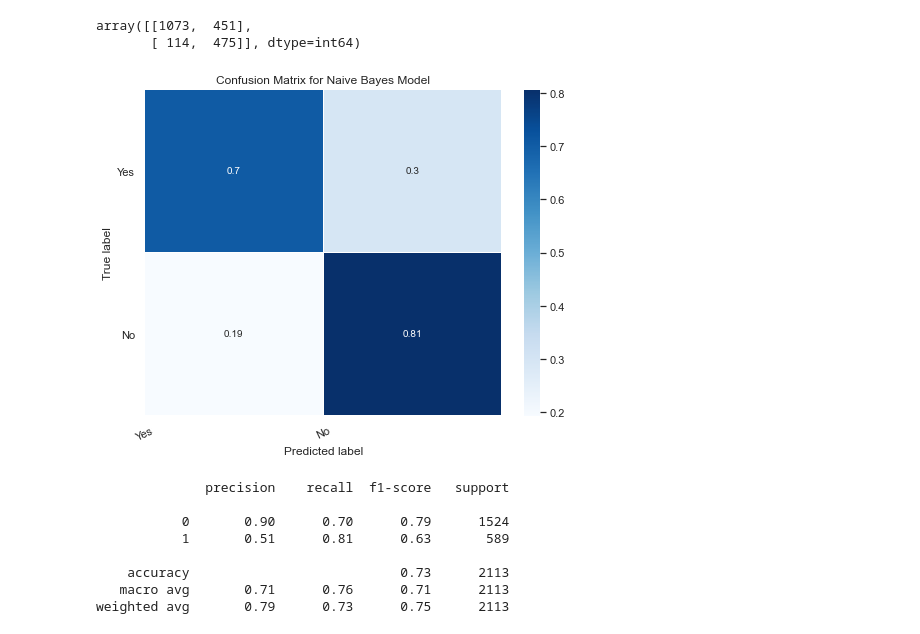
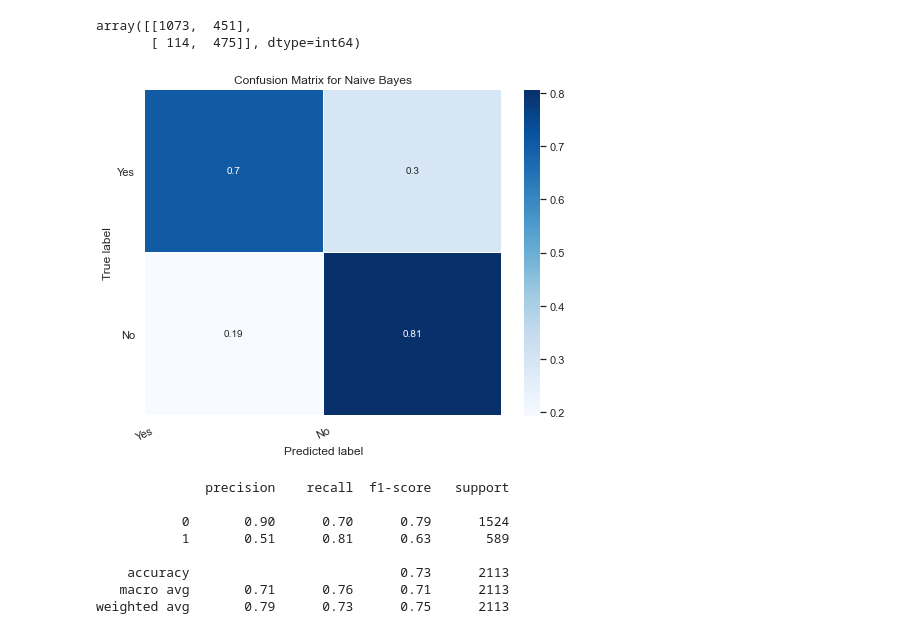
Before and after one commit to samarth-malhotra/Dissertation, a Jupyter notebook: Dissertation Project.ipynb, the cells around one changed output. Cells and saved outputs as stored; diff of their text form; code cells hidden in the pictures.

```diff
--- a/Dissertation Project.ipynb
+++ b/Dissertation Project.ipynb
@@ -631,28 +632,28 @@ array([[1073,  451],
 # %%
 # Plotting the confusion matrix
 # Get and reshape confusion matrix data
 plt.figure(figsize=(8, 6))
 matrix = confusion_matrix(y_test, y_pred_test)
 matrix = matrix.astype('float') / matrix.sum(axis=1)[:, np.newaxis]
 
 # Build the plot
 #plt.figure(figsize=(16,7))
 #sns.set(font_scale=1.4)
 sns.heatmap(matrix, annot=True, annot_kws={'size':10},
             cmap=plt.cm.Blues, linewidths=0.2)
 
 # Add labels to the plot
 class_names = ['Yes', 'No']
 tick_marks = np.arange(len(class_names))
 tick_marks2 = tick_marks + 0.5
 plt.xticks(tick_marks, class_names, rotation=25)
 plt.yticks(tick_marks2, class_names, rotation=0)
 plt.xlabel('Predicted label')
 plt.ylabel('True label')
-plt.title('Confusion Matrix for Naive Bayes Model')
+plt.title('Confusion Matrix for Naive Bayes')
 plt.show()
 # %% [output]
-[figure, old version]
+[figure, new version]
 # %%
 # Classification report
 print(classification_report(y_test, y_pred_test))
```
Also changed, not shown: parts of 34 cells of this notebook.
